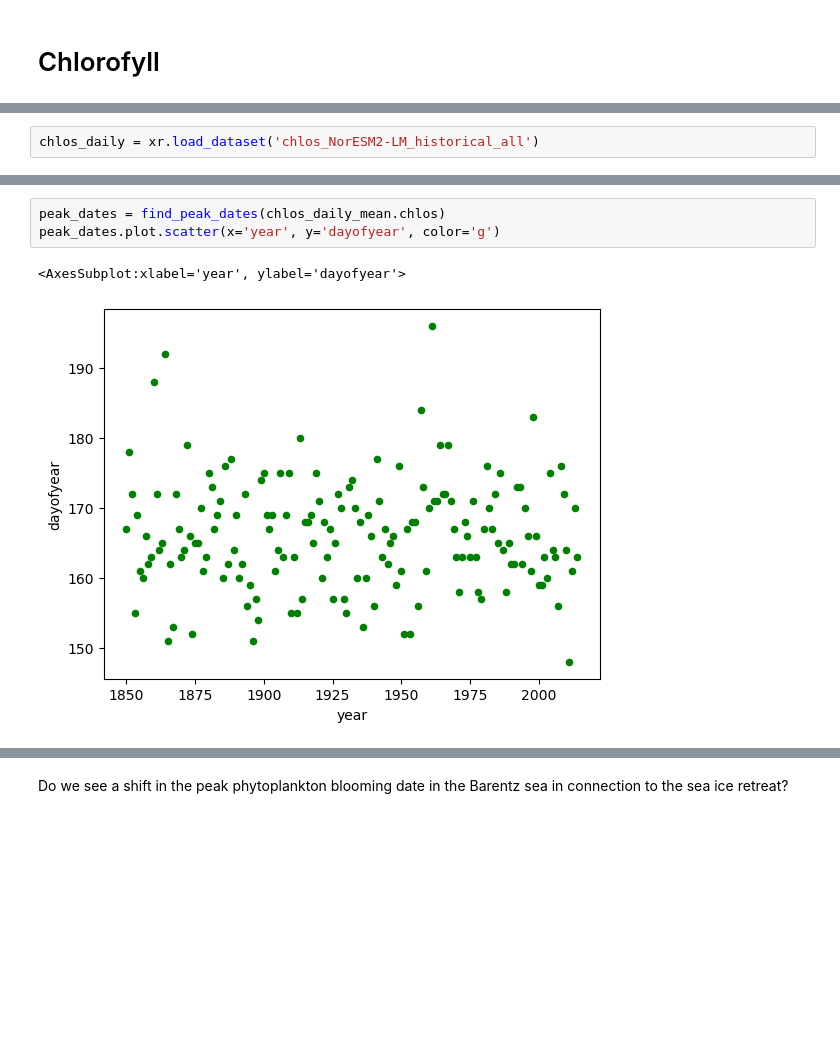
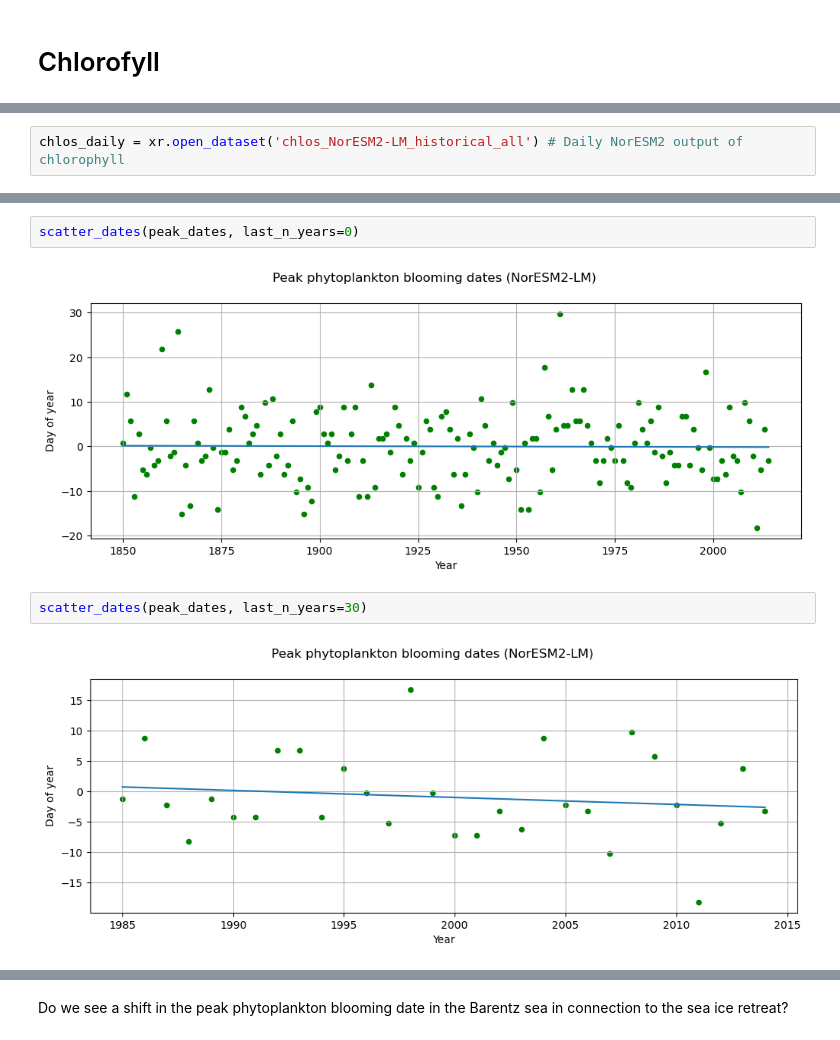
Before and after one commit to eScience-course/Tjaernoe2022-group6, a Jupyter notebook: notebooks/Stian/main.ipynb, the cells around one changed output, grey strips where cells are left out. Cells and saved outputs as stored; diff of their text form; blank space fills up the shorter version.

```diff
--- a/notebooks/Stian/main.ipynb
+++ b/notebooks/Stian/main.ipynb
@@ -63,2 +97,2 @@ SImeanSeptember.plot()
 # %%
-chlos_daily = xr.load_dataset('chlos_NorESM2-LM_historical_all')
+chlos_daily = xr.open_dataset('chlos_NorESM2-LM_historical_all') # Daily NorESM2 output of chlorophyll
@@ -73,6 +146,8 @@ chlos_daily_anomaly.chlos.plot()
+# %%
+scatter_dates(peak_dates, last_n_years=0)
+# %% [output]
+[figure, added]
 # %%
-peak_dates = find_peak_dates(chlos_daily_mean.chlos)
-peak_dates.plot.scatter(x='year', y='dayofyear', color='g')
+scatter_dates(peak_dates, last_n_years=30)
 # %% [output]
-<AxesSubplot:xlabel='year', ylabel='dayofyear'>
-[figure, old version]
+[figure, new version]
```
Also changed, not shown: parts of 15 cells of this notebook, 2 other files.
